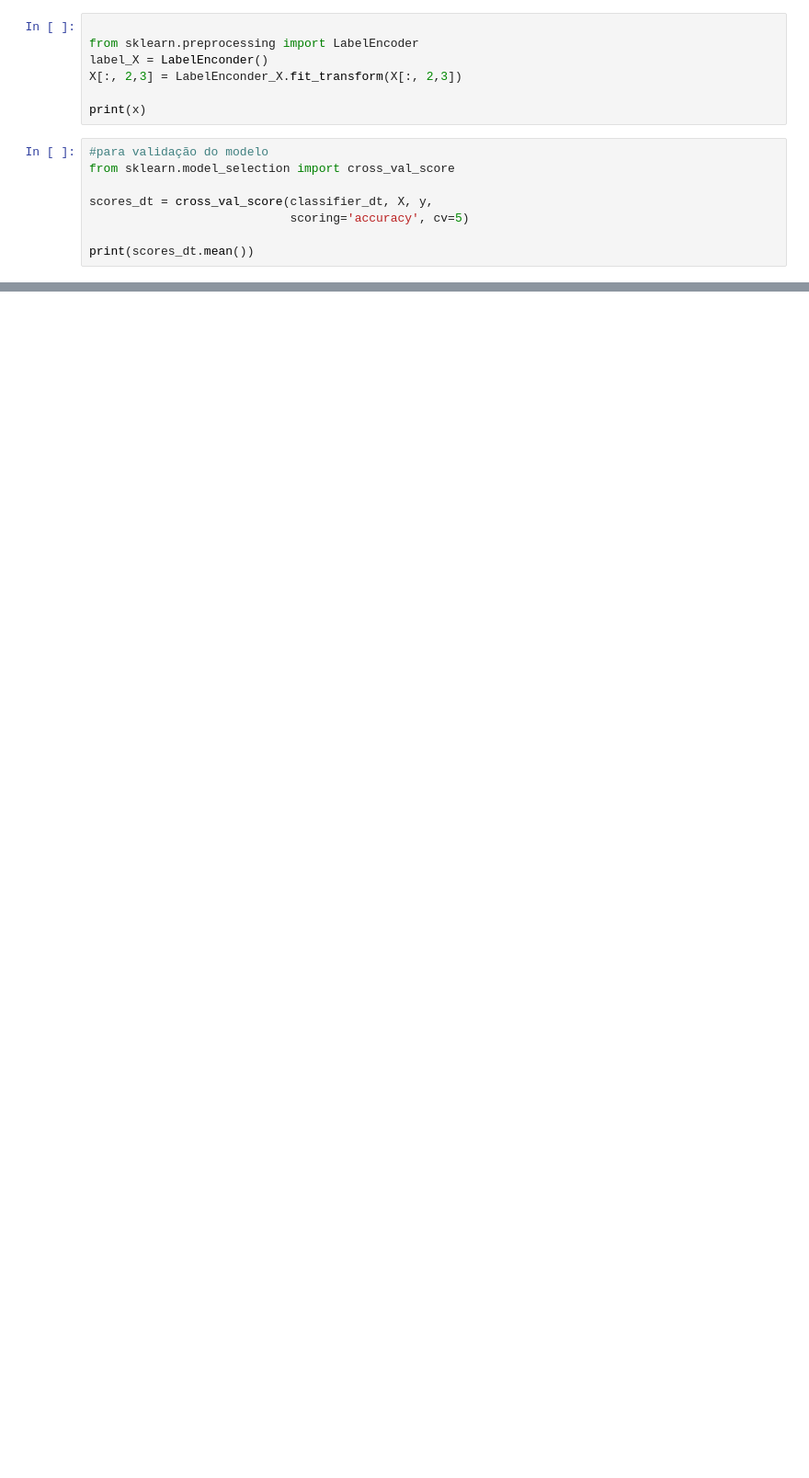
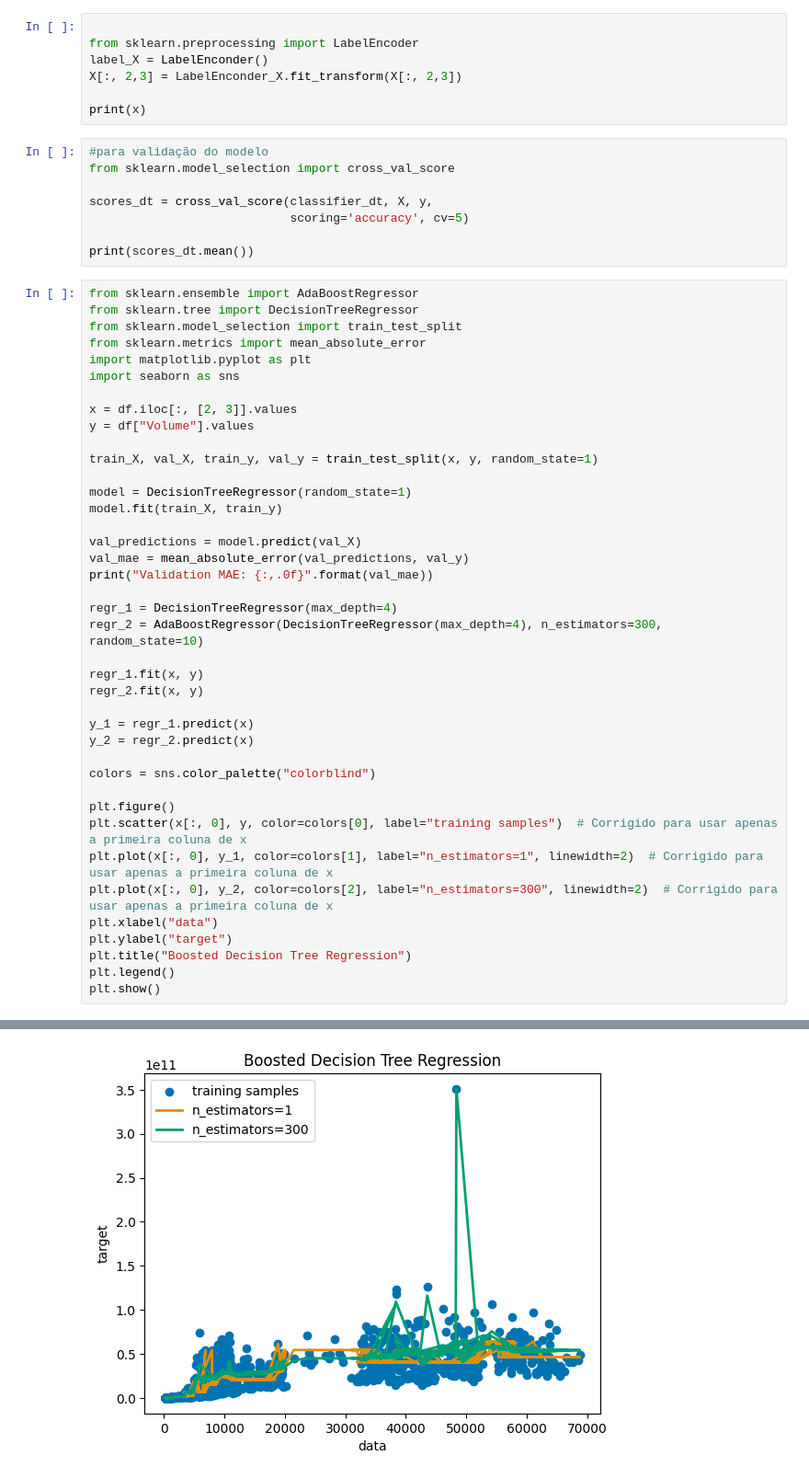
Before and after one commit to GabrielSYS/Cryptocurrency, a Jupyter notebook: crypto.ipynb, the cells around one changed output, grey strips where cells are left out. Shown: that part at 92% size. Cells and saved outputs as stored; diff of their text form; blank space fills up the shorter version.

```diff
--- a/crypto.ipynb
+++ b/crypto.ipynb
@@ -627,3 +627,44 @@ scores_dt = cross_val_score(classifier_dt, X, y,
                             scoring='accuracy', cv=5)
 
 print(scores_dt.mean())
+# %%
+from sklearn.ensemble import AdaBoostRegressor
+from sklearn.tree import DecisionTreeRegressor
+from sklearn.model_selection import train_test_split
+from sklearn.metrics import mean_absolute_error
+import matplotlib.pyplot as plt
+import seaborn as sns
+
+x = df.iloc[:, [2, 3]].values
+y = df["Volume"].values
+
+train_X, val_X, train_y, val_y = train_test_split(x, y, random_state=1)
+
+model = DecisionTreeRegressor(random_state=1)
+model.fit(train_X, train_y)
+
+val_predictions = model.predict(val_X)
+val_mae = mean_absolute_error(val_predictions, val_y)
+print("Validation MAE: {:,.0f}".format(val_mae))
+
+regr_1 = DecisionTreeRegressor(max_depth=4)
+regr_2 = AdaBoostRegressor(DecisionTreeRegressor(max_depth=4), n_estimators=300, random_state=10)
+
+regr_1.fit(x, y)
+regr_2.fit(x, y)
+
+y_1 = regr_1.predict(x)
+y_2 = regr_2.predict(x)
+
+colors = sns.color_palette("colorblind")
+
+plt.figure()
+plt.scatter(x[:, 0], y, color=colors[0], label="training samples")  # Corrigido para usar apenas a primeira coluna de x
+plt.plot(x[:, 0], y_1, color=colors[1], label="n_estimators=1", linewidth=2)  # Corrigido para usar apenas a primeira coluna de x
+plt.plot(x[:, 0], y_2, color=colors[2], label="n_estimators=300", linewidth=2)  # Corrigido para usar apenas a primeira coluna de x
+plt.xlabel("data")
+plt.ylabel("target")
+plt.title("Boosted Decision Tree Regression")
+plt.legend()
+plt.show()
+# %% [output]
@@ -629,0 +672 @@ print(scores_dt.mean())
+[figure, added]
```
Also changed, not shown: parts of 1 cell of this notebook.
